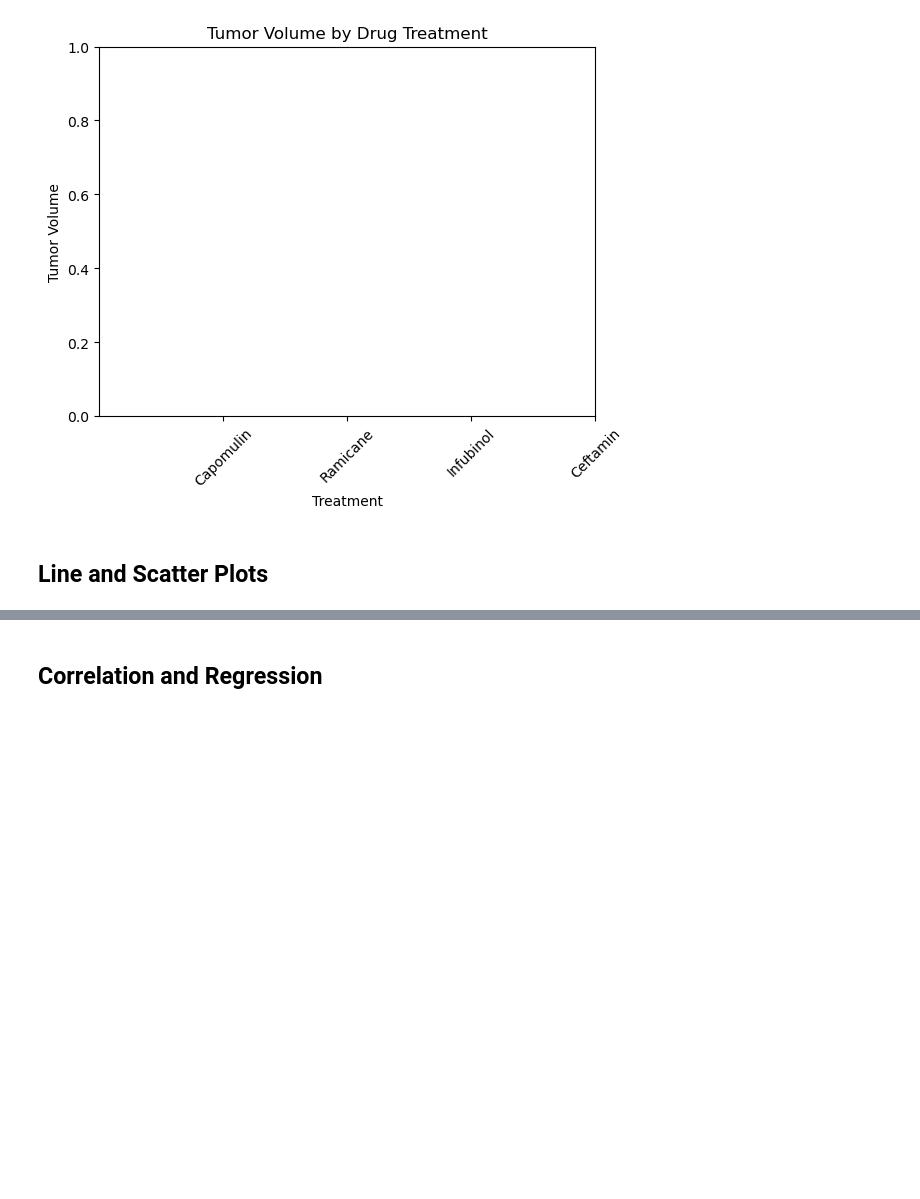
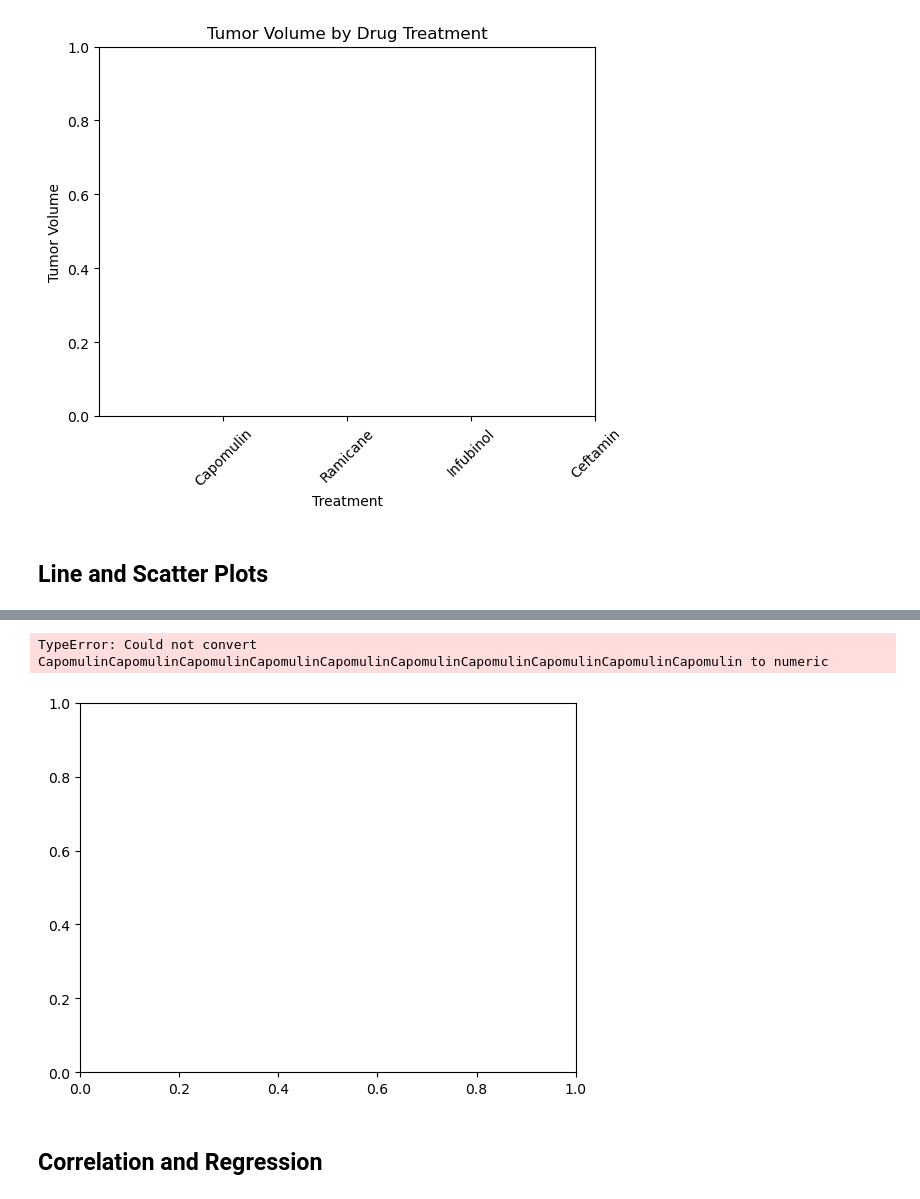
Before and after one commit to Annabrabender/datavisulization-challenge, a Jupyter notebook: pymaceuticals_starter.ipynb, the cells around one changed output, grey strips where cells are left out. Saved outputs shown, nothing was run; the diff lists cells and outputs as text; code cells hidden in the pictures; blank space fills up the shorter version.

```diff
--- a/pymaceuticals_starter.ipynb
+++ b/pymaceuticals_starter.ipynb
@@ -313,5 +332,17 @@ KeyError: 'Timepoint (Days)'
 # %%
 # Generate a scatter plot of mouse weight vs. the average observed tumor volume for the entire Capomulin regimen
+
+
+average_volume_capomulin =capomulin_df.groupby(['Mouse ID']).mean()
+
+
+plt.scatter(average_volume_capomulin['Weight (g)'],average_volume_capomulin['Tumor Volume (mm3)'], color="red")
+plt.title('Mouse Weight Versus Average Observed Tumor Volume')
+plt.xlabel('Weight (g)',fontsize =12)
+plt.ylabel('Average Tumor Volume (mm3)')
+# %% [output]
+TypeError: Could not convert CapomulinCapomulinCapomulinCapomulinCapomulinCapomulinCapomulinCapomulinCapomulinCapomulin to numeric
+[figure, added]
 # %% [markdown]
 ## Correlation and Regression
 # %%
```
Also changed, not shown: parts of 4 cells of this notebook.
